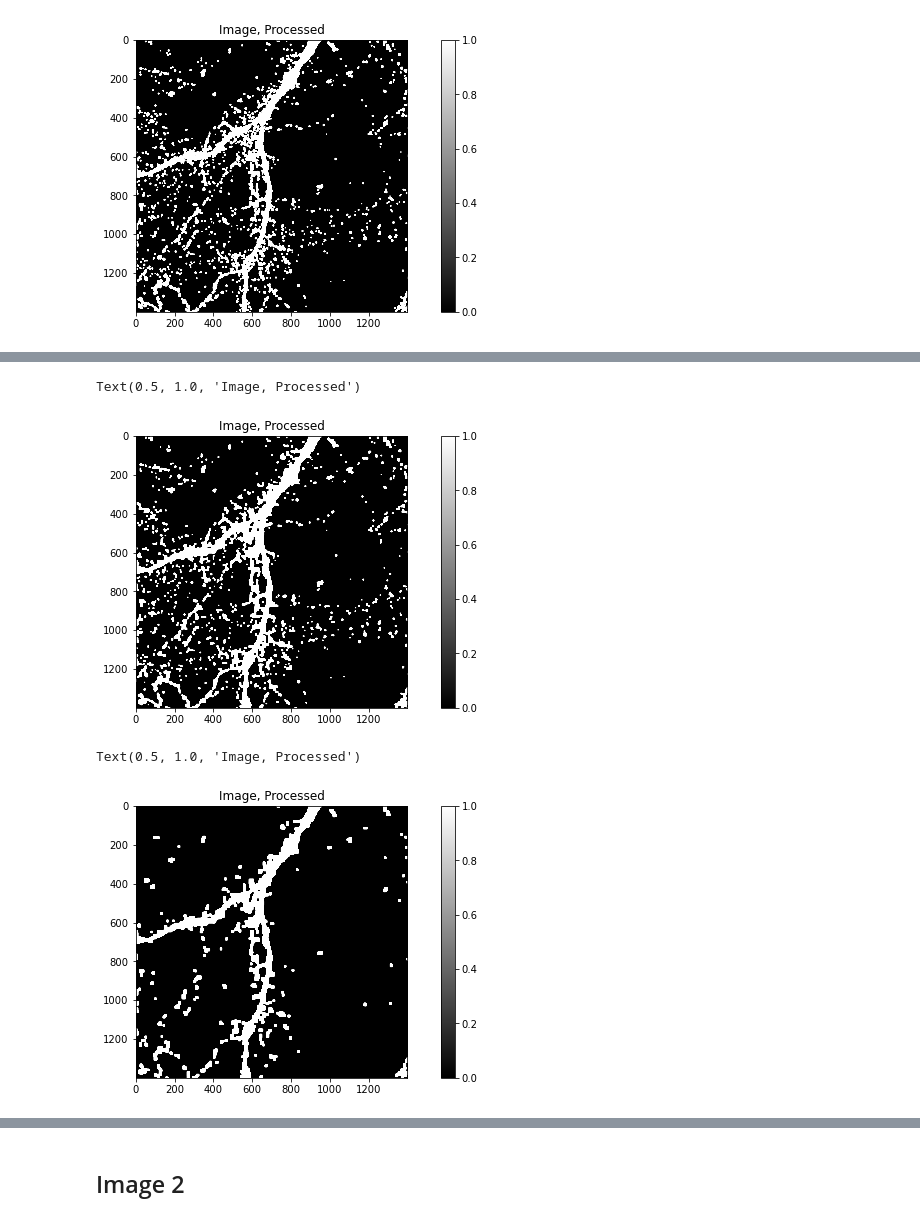
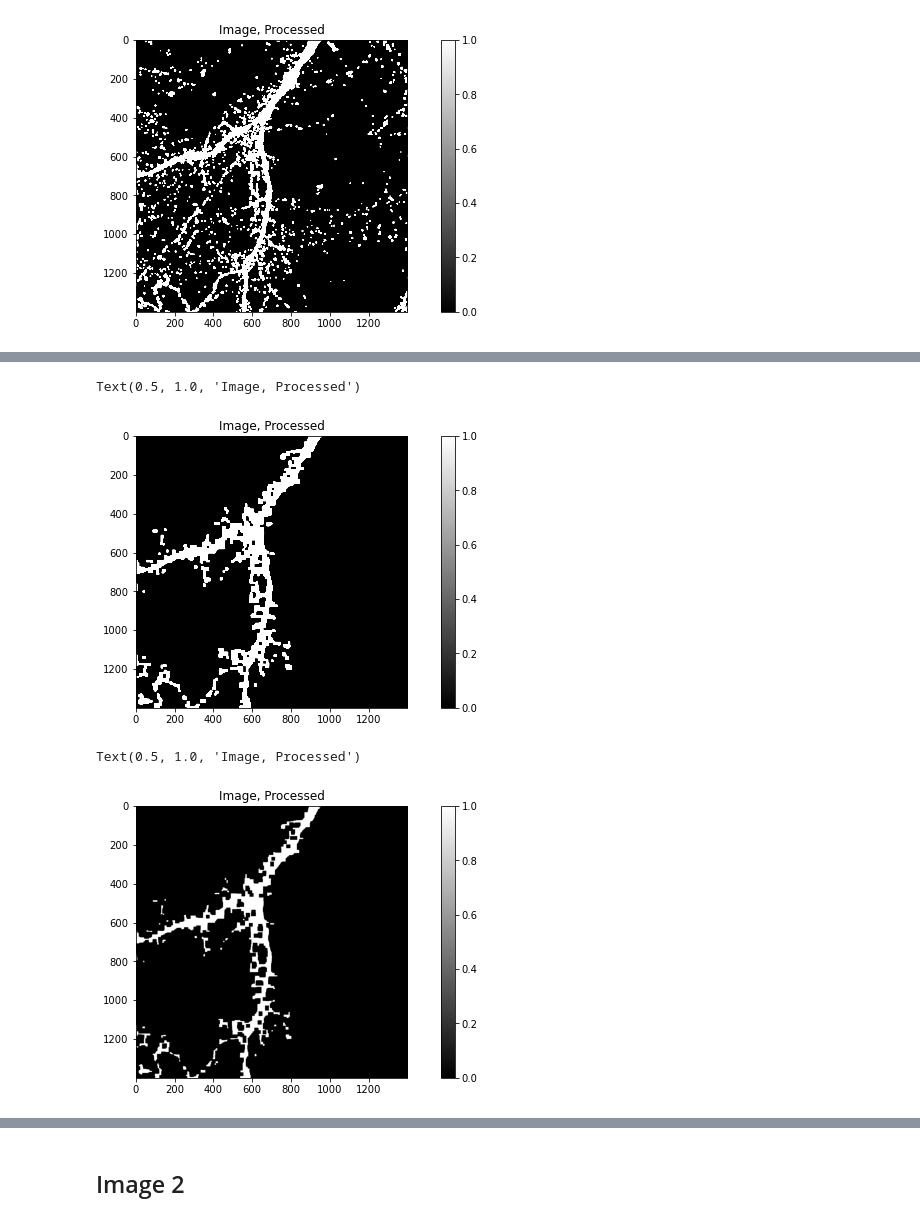
Before and after one commit to leonardocattarin/NeuronConnectivity, a Jupyter notebook: Microscopy_analysis.ipynb, the cells around one changed output, grey strips where cells are left out. Cells and saved outputs as stored; diff of their text form; code cells hidden in the pictures.

```diff
--- a/Microscopy_analysis.ipynb
+++ b/Microscopy_analysis.ipynb
@@ -382,3 +382,13 @@ plt.title("Image, Processed")
 # %% [output]
 Text(0.5, 1.0, 'Image, Processed')
 [figure]
+# %%
+kernel_cl1 = np.ones((19,19),np.uint8)
+temp_img = cv.morphologyEx(temp_img, cv.MORPH_DILATE, kernel_cl1)
+
+fig= plt.figure()
+ax = fig.gca()
+pos = ax.imshow(temp_img, cmap="gray")
+fig.colorbar(pos, ax=ax)
+pos.set_clim(0,1)
+plt.title("Image, Processed")
@@ -384,0 +398,10 @@ Text(0.5, 1.0, 'Image, Processed')
+# %%
+temp_mask = funcs.get_biggest_object(temp_img)
+temp_img = temp_img*temp_mask
+
+fig= plt.figure()
+ax = fig.gca()
+pos = ax.imshow(temp_img, cmap="gray")
+fig.colorbar(pos, ax=ax)
+pos.set_clim(0,1)
+plt.title("Image, Processed")
@@ -384,0 +411,10 @@ Text(0.5, 1.0, 'Image, Processed')
+# %%
+kernel_cl1 = np.ones((19,19),np.uint8)
+temp_img = cv.morphologyEx(temp_img, cv.MORPH_ERODE, kernel_cl1)
+
+fig= plt.figure()
+ax = fig.gca()
+pos = ax.imshow(temp_img, cmap="gray")
+fig.colorbar(pos, ax=ax)
+pos.set_clim(0,1)
+plt.title("Image, Processed")
@@ -384,0 +424,11 @@ Text(0.5, 1.0, 'Image, Processed')
+# %%
+
+kernel_op1 = np.ones((6,6),np.uint8)
+temp_img = cv.morphologyEx(temp_img, cv.MORPH_OPEN, kernel_op1)
+
+fig= plt.figure()
+ax = fig.gca()
+pos = ax.imshow(temp_img, cmap="gray")
+fig.colorbar(pos, ax=ax)
+pos.set_clim(0,1)
+plt.title("Image, Processed")
@@ -385,28 +438,27 @@ Text(0.5, 1.0, 'Image, Processed')
 # %%
 
-kernel_cl1 = np.ones((14,14),np.uint8)
+kernel_cl1 = np.ones((19,19),np.uint8)
 temp_img = cv.morphologyEx(temp_img, cv.MORPH_CLOSE, kernel_cl1)
 
 fig= plt.figure()
 ax = fig.gca()
 pos = ax.imshow(temp_img, cmap="gray")
 fig.colorbar(pos, ax=ax)
 pos.set_clim(0,1)
 plt.title("Image, Processed")
 # %% [output]
 Text(0.5, 1.0, 'Image, Processed')
-[figure, old version]
+[figure, new version]
 # %%
 
-kernel_op1 = np.ones((7,7),np.uint8)
-temp_img = cv.morphologyEx(temp_img, cv.MORPH_OPEN, kernel_op1)
+ret,final_img = cv.threshold(temp_img,20,1,cv.THRESH_BINARY)
 
 fig= plt.figure()
 ax = fig.gca()
-pos = ax.imshow(temp_img, cmap="gray")
+pos = ax.imshow(final_img, cmap="gray")
 fig.colorbar(pos, ax=ax)
 pos.set_clim(0,1)
 plt.title("Image, Processed")
 # %% [output]
 Text(0.5, 1.0, 'Image, Processed')
-[figure, old version]
+[figure, new version]
```
Also changed, not shown: parts of 12 cells of this notebook, 1 other file.
